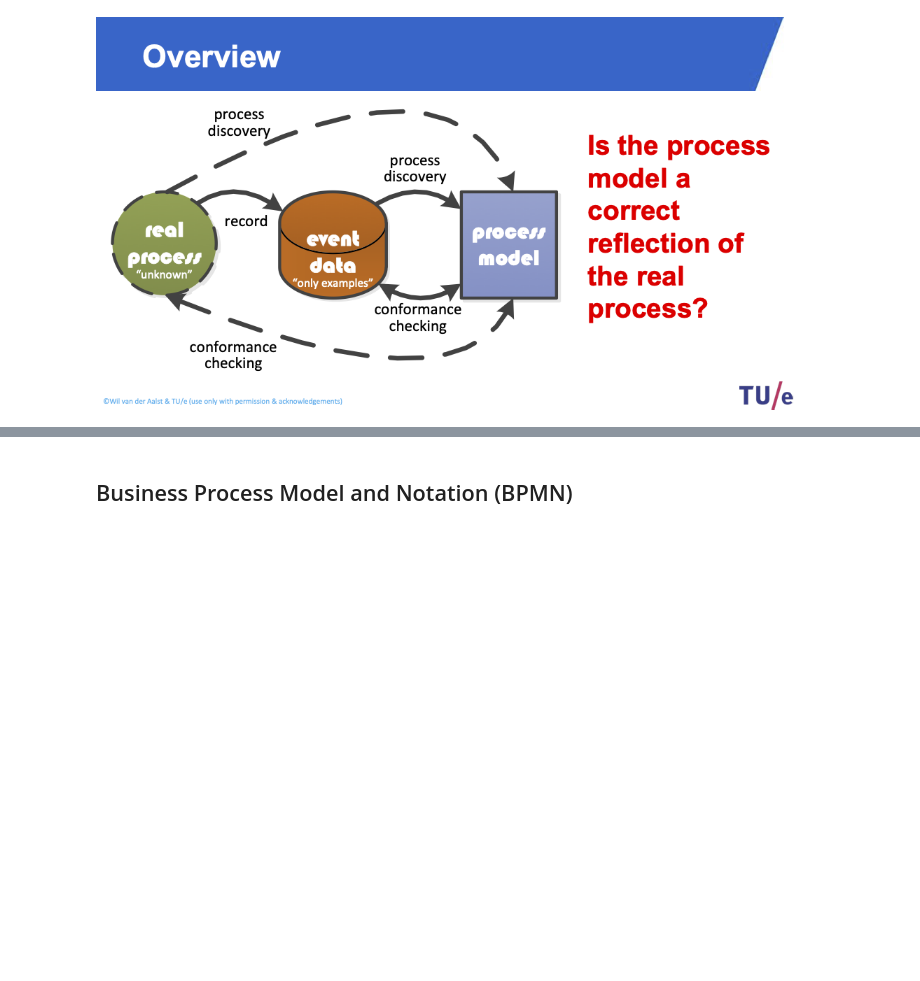
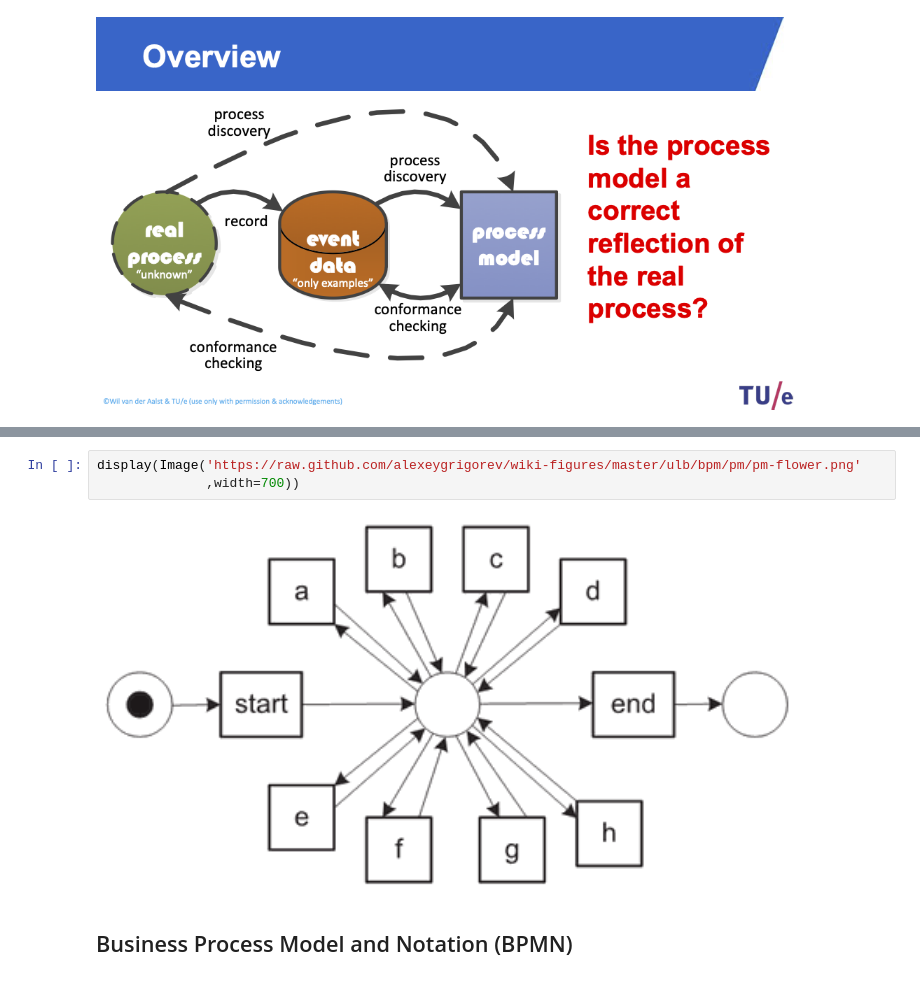
Before and after one commit to EMbeDS-education/ComputingDataAnalysisModeling20242025, a Jupyter notebook: PDAI/jupyter/jupyterNotebooks/M2PM_05DependencyGraphs_HeuristicMiner.ipynb, the cells around one changed output, grey strips where cells are left out. Cells and saved outputs as stored; diff of their text form; blank space fills up the shorter version.

```diff
--- a/PDAI/jupyter/jupyterNotebooks/M2PM_05DependencyGraphs_HeuristicMiner.ipynb
+++ b/PDAI/jupyter/jupyterNotebooks/M2PM_05DependencyGraphs_HeuristicMiner.ipynb
@@ -42,3 +82,8 @@ display(Image(pm_slides+'graphicalConfusionMetrics.png',width=700))
+# %%
+display(Image('https://raw.github.com/alexeygrigorev/wiki-figures/master/ulb/bpm/pm/pm-flower.png'
+              ,width=700))
+# %% [output]
+[figure, added]
 # %% [markdown]
 ## Business Process Model and Notation (BPMN)
 # %% [markdown]
```
Also changed, not shown: parts of 8 cells of this notebook, 1 other file.
